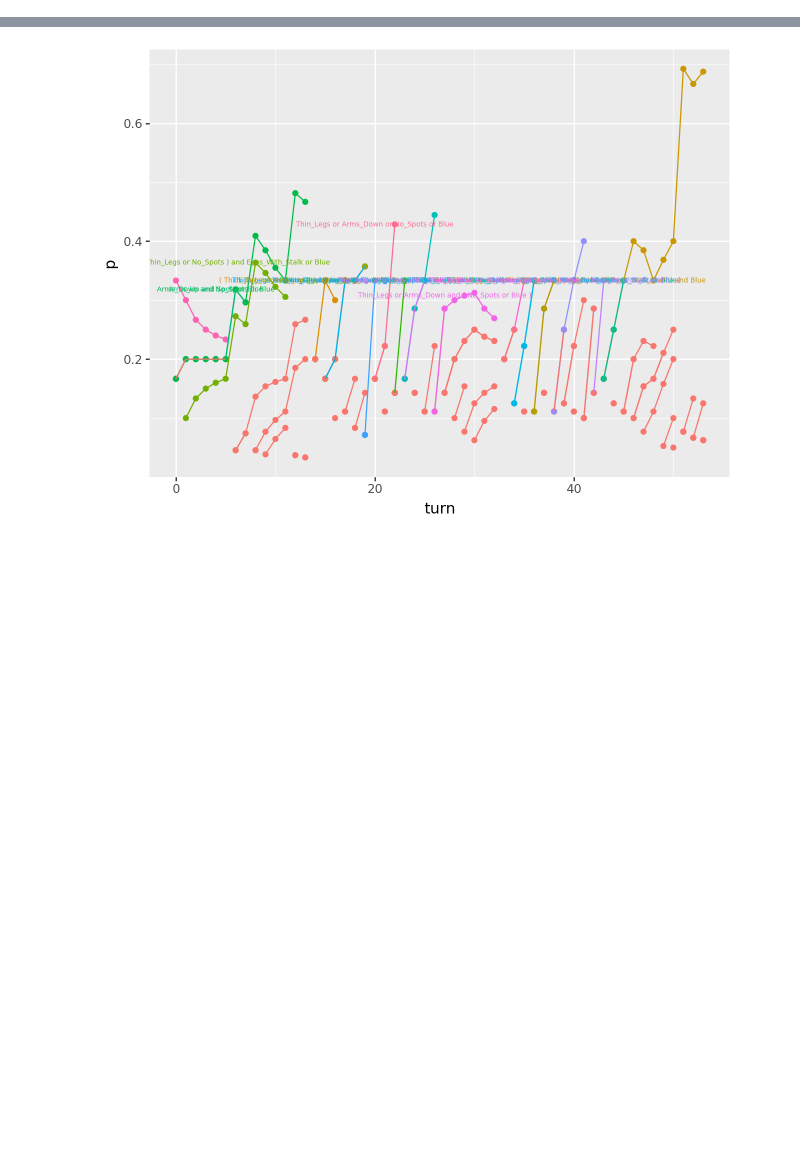
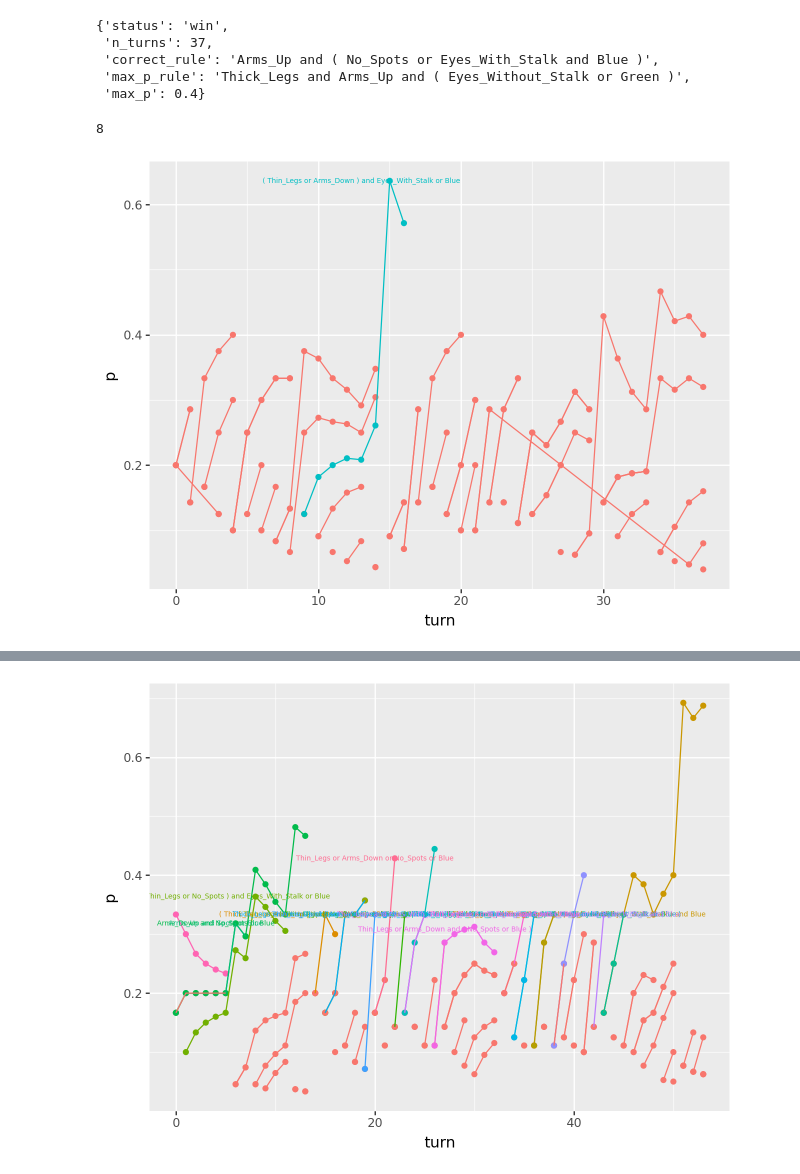
Before and after one commit to Rohambarack/alien_filter, a Jupyter notebook: pg/game.ipynb, the cells around one changed output, grey strips where cells are left out. Saved outputs shown, nothing was run; the diff lists cells and outputs as text; code cells hidden in the pictures; blank space fills up the shorter version.

```diff
--- a/pg/game.ipynb
+++ b/pg/game.ipynb
@@ -320,0 +256,34 @@ class alien_game:
+# %%
+import os
+import itertools
+import random
+from collections import defaultdict
+
+import numpy as np
+from tqdm import tqdm
+
+from rule import *
+
+from datasets import Dataset, concatenate_datasets, disable_progress_bars
+
+from plotnine import *
+import pandas as pd
+
+from player import Player_Base
+from game import alien_game
+
+
+rule_ds = Dataset.from_parquet("rules.parquet")
+disable_progress_bars()
+p1 = Player_Base(all_rules_ds=rule_ds)
+rule = Rule()
+rule.randomize_rule()
+g1 = alien_game(rule=rule,
+                player=p1)
+# %%
+p1 = Player_Base(all_rules_ds=rule_ds)
+rule = Rule()
+rule.randomize_rule()
+g1 = alien_game(rule=rule,
+                player=p1)
+g1.play()
@@ -320,0 +307,16 @@ class alien_game:
+# %%
+g1.game_overview.get("meta_data")
+# %% [output]
+{'status': 'win',
+ 'n_turns': 37,
+ 'correct_rule': 'Arms_Up and ( No_Spots or Eyes_With_Stalk and Blue )',
+ 'max_p_rule': 'Thick_Legs and Arms_Up and ( Eyes_Without_Stalk or Green )',
+ 'max_p': 0.4}
+# %%
+g1.correct_guess_counter
+# %% [output]
+8
+# %%
+g1.plot_game()
+# %% [output]
+[figure, added]
```
Also changed, not shown: parts of 8 cells of this notebook, 5 other files.
